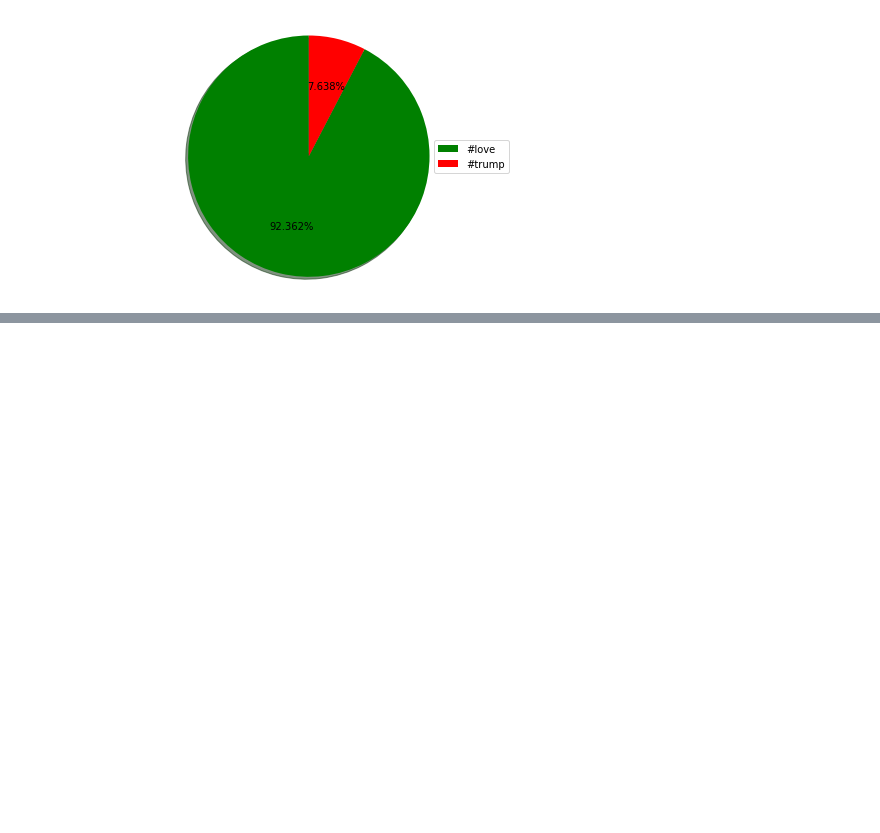
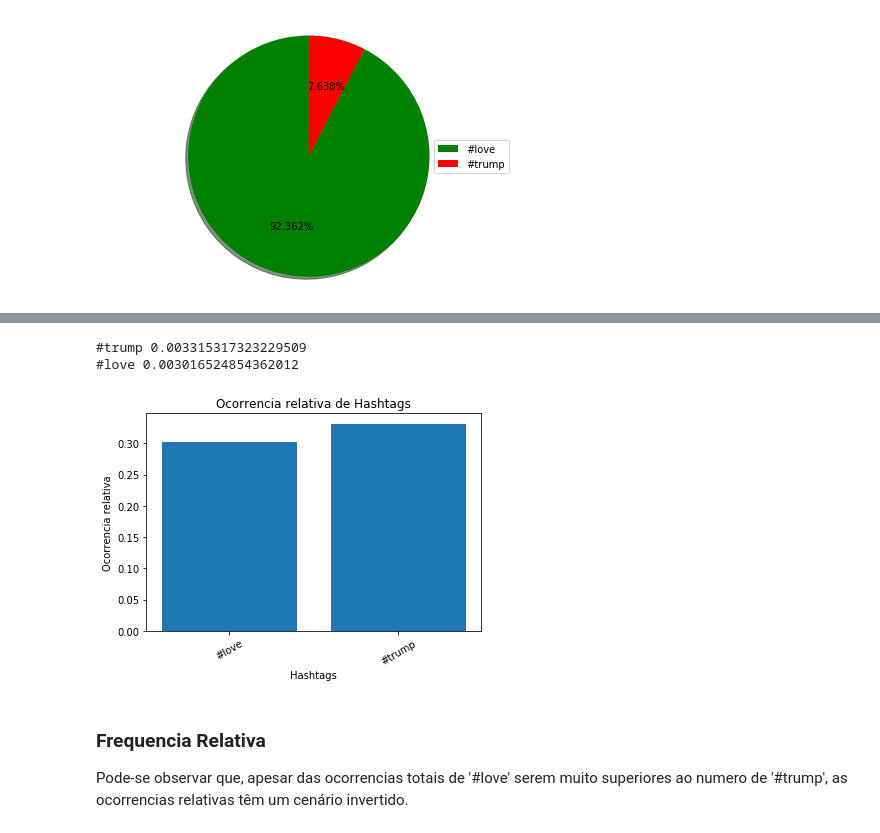
Before and after one commit to GabrielTiveron/HateSpeechClassifier, a Jupyter notebook: HateSpeechClassifier.ipynb, the cells around one changed output, grey strips where cells are left out. Saved outputs shown, nothing was run; the diff lists cells and outputs as text; code cells hidden in the pictures; blank space fills up the shorter version.

```diff
--- a/HateSpeechClassifier.ipynb
+++ b/HateSpeechClassifier.ipynb
@@ -146,0 +137,24 @@ class Neural_Network:
+# %%
+# Frequencia relativa dos elementos apresentados em cada modelo de classificação
+import nltk
+def get_ocurrence_frequency(word_list):
+    frequency = nltk.FreqDist(word_list)
+    return frequency
+
+all_bad_relative_frequency = get_ocurrence_frequency(full_bad_bag)
+all_good_relative_frequency = get_ocurrence_frequency(full_good_bag)
+
+print('#trump', all_bad_relative_frequency.freq('#trump'))
+print('#love', all_good_relative_frequency.freq('#love'))
+
+frequency_data = {'labels': ['#love', '#trump'], 'sizes': [all_good_relative_frequency.freq('#love')*100,
+                                                          all_bad_relative_frequency.freq('#trump')*100]}
+
+plot(frequency_data['labels'], frequency_data['sizes'], 1)
+# %% [output]
+#trump 0.003315317323229509
+#love 0.003016524854362012
+[figure, added]
+# %% [markdown]
+### Frequencia Relativa
+Pode-se observar que, apesar das ocorrencias totais de '#love' serem muito superiores ao numero de '#trump', as ocorrencias relativas têm um cenário invertido.
```
Also changed, not shown: parts of 6 cells of this notebook.
